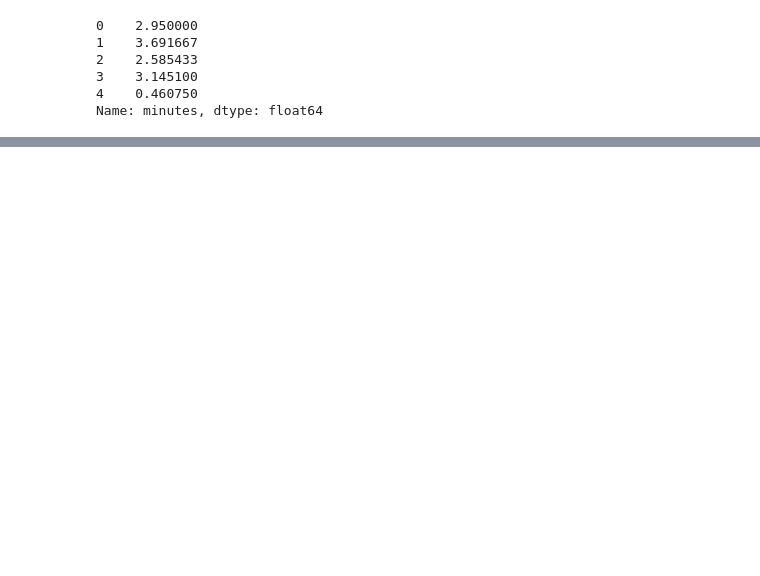
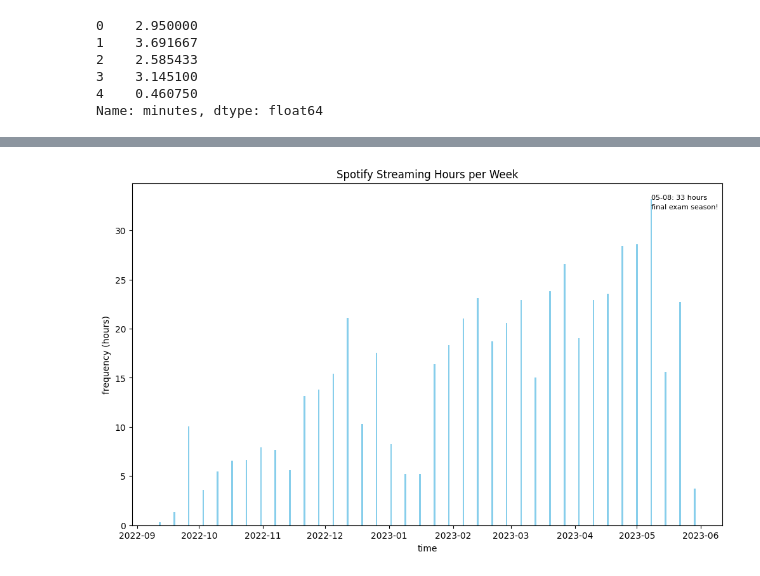
Before and after one commit to hl105/my-spotify, a Jupyter notebook: Spotify.ipynb, the cells around one changed output, grey strips where cells are left out. Saved outputs shown, nothing was run; the diff lists cells and outputs as text; code cells hidden in the pictures; blank space fills up the shorter version.

```diff
--- a/Spotify.ipynb
+++ b/Spotify.ipynb
@@ -106,0 +116,20 @@ Name: minutes, dtype: float64
+# %%
+# get streaming hours per week
+
+# groupby(), Grouper
+# very useful function in data analysis
+# split obj, apply function, combine results
+# Grouper key needs to be datetime, not obj
+
+# agg(): calculate weekly streaming hours
+# gets parameters in dict form, use for mulitple features
+# reset.index(): for adding simple index (0,1,..)
+
+#still in minutes
+stream_hours = df.groupby(pd.Grouper(key='date',freq = 'W-MON')).agg(hours=('minutes','sum')).reset_index()
+
+#convert to hours
+stream_hours['hours'] /= 60
+
+
+stream_hours.head()
@@ -106,0 +143,30 @@ Name: minutes, dtype: float64
+# %%
+#set figure and axis
+fig, ax= plt.subplots(figsize= (12,7),)
+
+#draw bar
+bar = ax.bar(stream_hours['date'], stream_hours['hours'], color = 'skyblue')
+
+'''
+we can also format the ticks by:
+# set_major_formatter(): format x ticks
+'''
+
+# labels
+ax.set_xlabel('time')
+ax.set_ylabel('frequency (hours)')
+ax.set_title('Spotify Streaming Hours per Week')
+
+# longest bar length
+max_hour_index = stream_hours['hours'].idxmax() # index of max hour
+max_hour_x = stream_hours['date'][max_hour_index]
+max_hour_y = stream_hours['hours'][max_hour_index]
+
+# comment
+ax.annotate(f"{max_hour_x.strftime('%m-%d')}: {round(max_hour_y)} hours",(max_hour_x, max_hour_y), fontsize = 8)
+ax.annotate('final exam season!', (max_hour_x, max_hour_y-1), fontsize = 8)
+
+
+plt.show()
+# %% [output]
+[figure, added]
```
Also changed, not shown: parts of 3 cells of this notebook.
